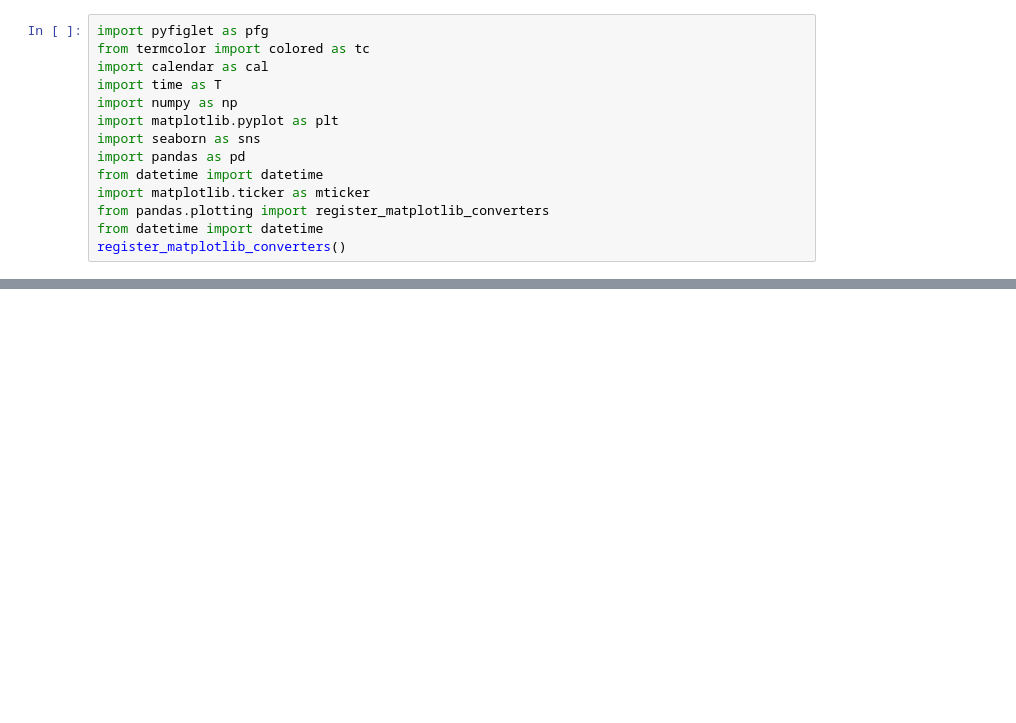
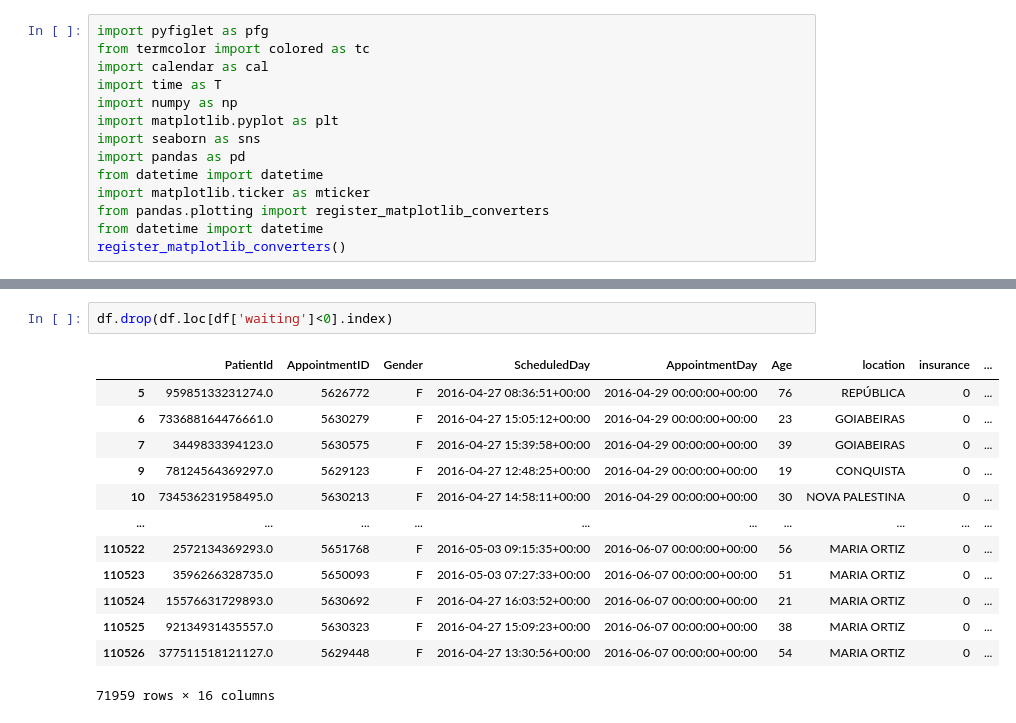
Before and after one commit to MohamedAbdElgni/appointments, a Jupyter notebook: investigating a data set.ipynb, the cells around one changed output, grey strips where cells are left out. Saved outputs shown, nothing was run; the diff lists cells and outputs as text; blank space fills up the shorter version.

```diff
--- a/investigating a data set.ipynb
+++ b/investigating a data set.ipynb
@@ -31,0 +178,16 @@ df=pd.read_csv('noshowappointments-kagglev2-may-2016.csv')
+# %%
+df.drop(df.loc[df['waiting']<0].index)
+# %% [output]
+|  | PatientId | AppointmentID | Gender | ScheduledDay | AppointmentDay | Age | location | insurance | ... |
+| 5 | 95985133231274.0 | 5626772 | F | 2016-04-27 08:36:51+00:00 | 2016-04-29 00:00:00+00:00 | 76 | REPÚBLICA | 0 | ... |
+| 6 | 733688164476661.0 | 5630279 | F | 2016-04-27 15:05:12+00:00 | 2016-04-29 00:00:00+00:00 | 23 | GOIABEIRAS | 0 | ... |
+| 7 | 3449833394123.0 | 5630575 | F | 2016-04-27 15:39:58+00:00 | 2016-04-29 00:00:00+00:00 | 39 | GOIABEIRAS | 0 | ... |
+| 9 | 78124564369297.0 | 5629123 | F | 2016-04-27 12:48:25+00:00 | 2016-04-29 00:00:00+00:00 | 19 | CONQUISTA | 0 | ... |
+| 10 | 734536231958495.0 | 5630213 | F | 2016-04-27 14:58:11+00:00 | 2016-04-29 00:00:00+00:00 | 30 | NOVA PALESTINA | 0 | ... |
+| ... | ... | ... | ... | ... | ... | ... | ... | ... | ... |
+| 110522 | 2572134369293.0 | 5651768 | F | 2016-05-03 09:15:35+00:00 | 2016-06-07 00:00:00+00:00 | 56 | MARIA ORTIZ | 0 | ... |
+| 110523 | 3596266328735.0 | 5650093 | F | 2016-05-03 07:27:33+00:00 | 2016-06-07 00:00:00+00:00 | 51 | MARIA ORTIZ | 0 | ... |
+| 110524 | 15576631729893.0 | 5630692 | F | 2016-04-27 16:03:52+00:00 | 2016-06-07 00:00:00+00:00 | 21 | MARIA ORTIZ | 0 | ... |
+| 110525 | 92134931435557.0 | 5630323 | F | 2016-04-27 15:09:23+00:00 | 2016-06-07 00:00:00+00:00 | 38 | MARIA ORTIZ | 0 | ... |
+| 110526 | 377511518121127.0 | 5629448 | F | 2016-04-27 13:30:56+00:00 | 2016-06-07 00:00:00+00:00 | 54 | MARIA ORTIZ | 0 | ... |
+71959 rows × 16 columns
```
Also changed, not shown: parts of 27 cells of this notebook.
